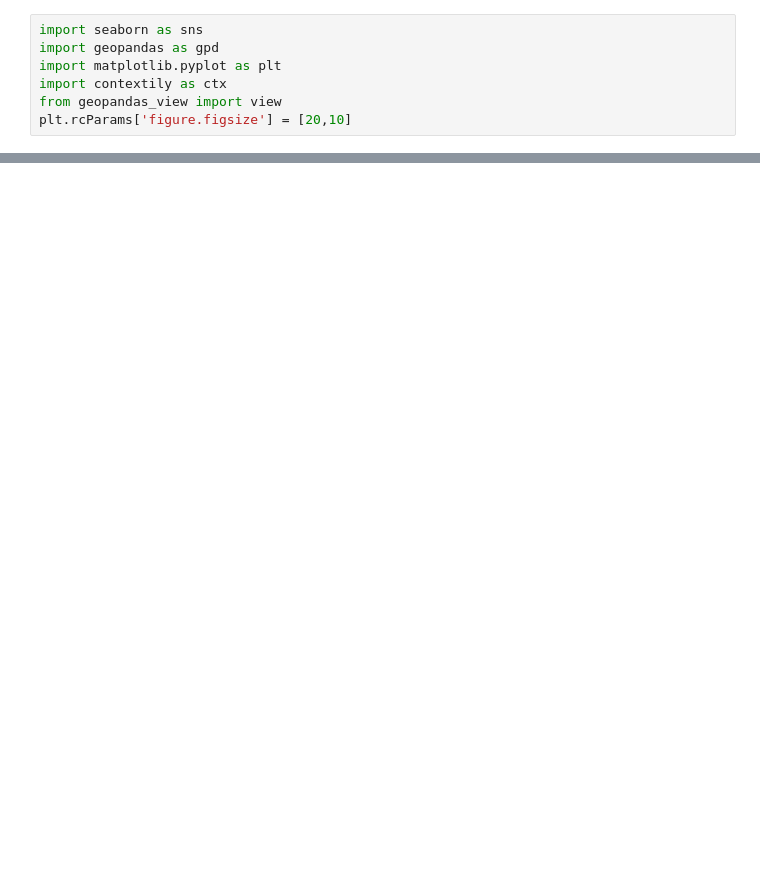
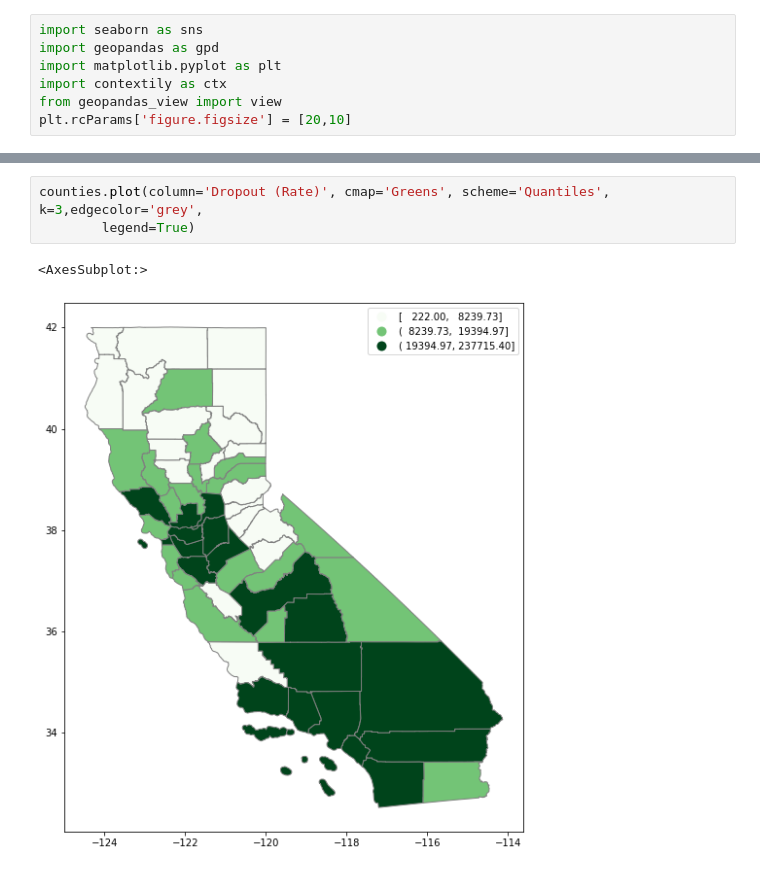
Before and after one commit to nnasr001/PBPL280S21Project1, a Jupyter notebook: SchoolCountyData.ipynb, the cells around one changed output, grey strips where cells are left out. Drawn from its saved outputs; the diff is of its cells as text; blank space fills up the shorter version.

```diff
--- a/SchoolCountyData.ipynb
+++ b/SchoolCountyData.ipynb
@@ -573,0 +521,6 @@ ValueError: The truth value of a Series is ambiguous. Use a.empty, a.bool(), a.i
+# %%
+counties.plot(column='Dropout (Rate)', cmap='Greens', scheme='Quantiles', k=3,edgecolor='grey',
+        legend=True)
+# %% [output]
+<AxesSubplot:>
+[figure, added]
```
Also changed, not shown: parts of 8 cells of this notebook, 1 other file.
